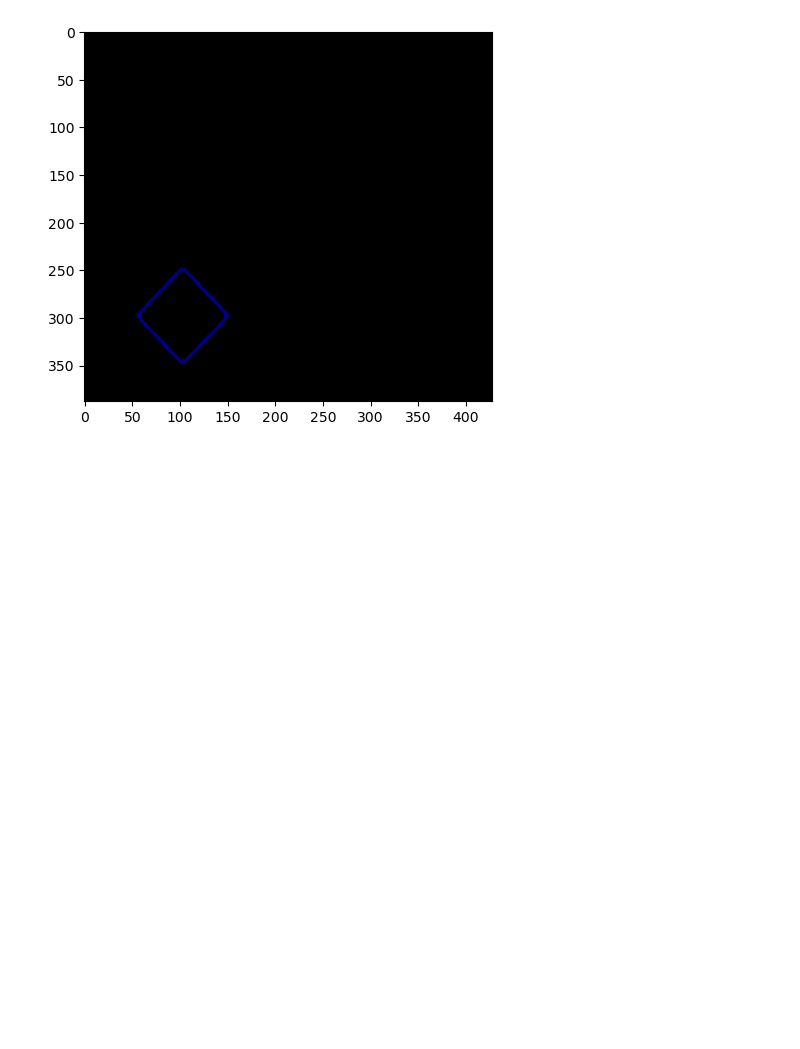
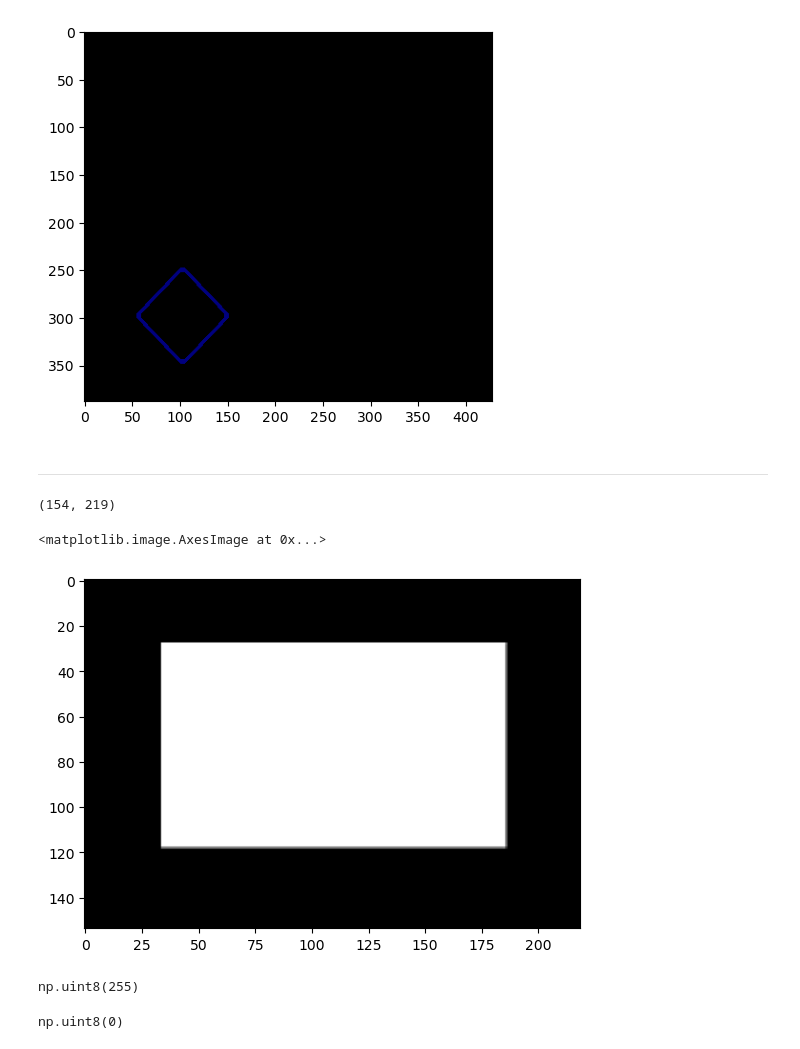
Before and after one commit to mjmousavi97/image-processing-and-computer_vision-using-opencv, a Jupyter notebook: projects/session_4/src/Finding_Contour.ipynb, the cells around one changed output. Cells and saved outputs as stored; diff of their text form; code cells hidden in the pictures; blank space fills up the shorter version.

```diff
--- a/projects/session_4/src/Finding_Contour.ipynb
+++ b/projects/session_4/src/Finding_Contour.ipynb
@@ -51,3 +51,5 @@ plt.imshow(image_shape[..., ::-1])
 # %% [output]
 <matplotlib.image.AxesImage at 0x...>
 [figure]
+# %% [markdown]
+___
@@ -53,0 +60,18 @@ plt.imshow(image_shape[..., ::-1])
+# %%
+image = cv2.imread("/mnt/e/Image processing and computer vision using OpenCV/class.vision-master/images/rectangle.png", cv2.IMREAD_GRAYSCALE)
+image.shape
+# %% [output]
+(154, 219)
+# %%
+plt.imshow(image, cmap='gray')
+# %% [output]
+<matplotlib.image.AxesImage at 0x...>
+[figure, added]
+# %%
+image.max()
+# %% [output]
+np.uint8(255)
+# %%
+image.min()
+# %% [output]
+np.uint8(0)
```
Also changed, not shown: parts of 12 cells of this notebook, 1 other file.
